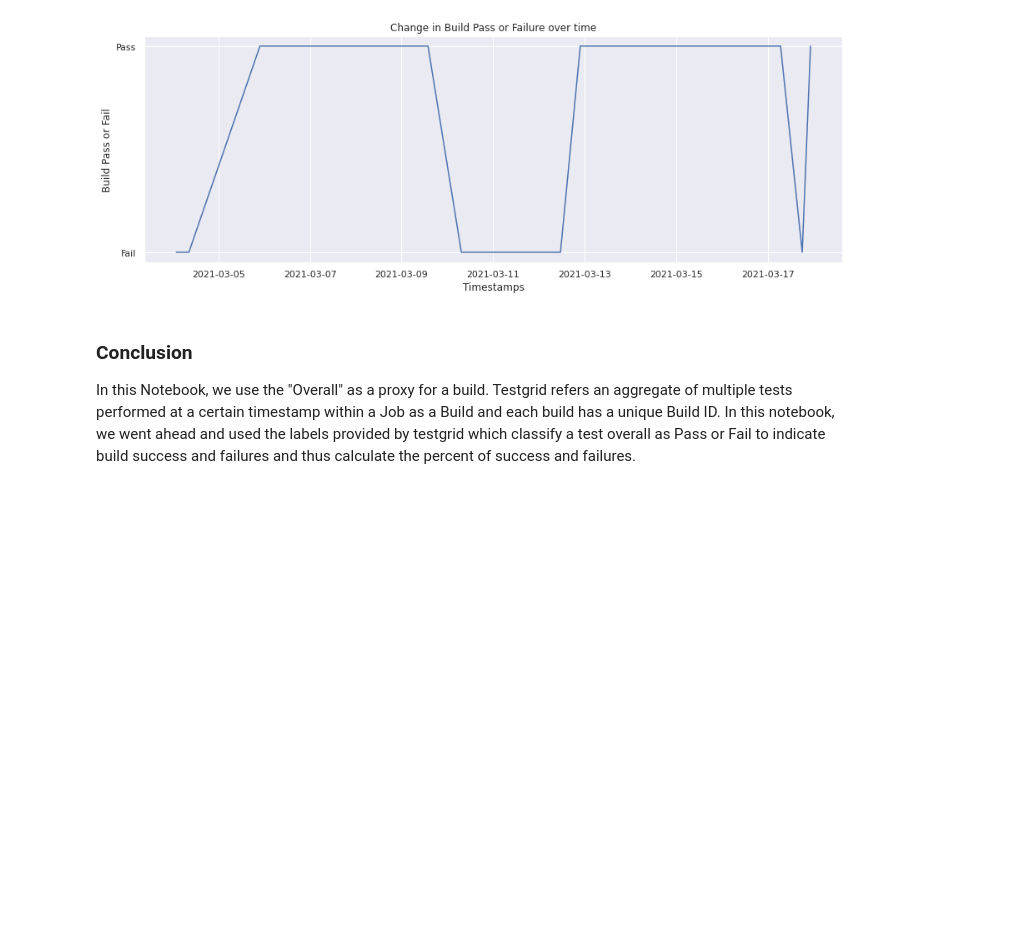
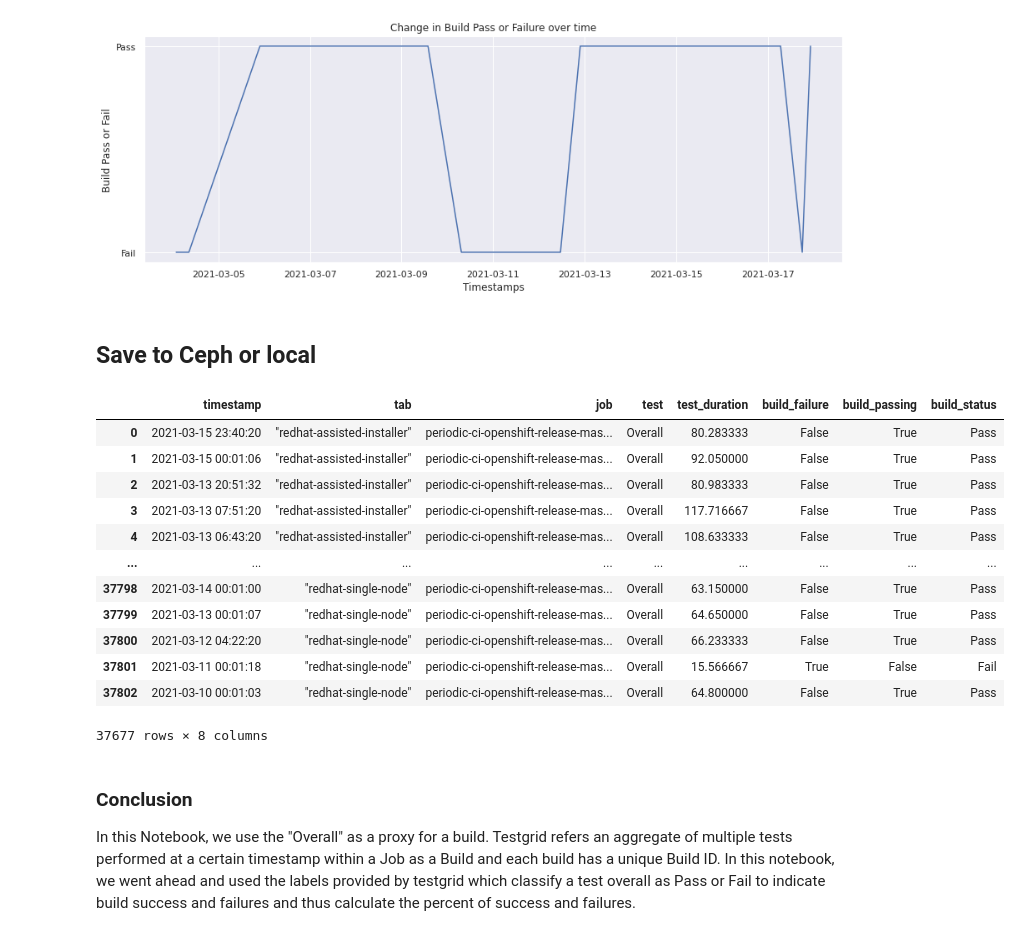
Before and after one commit to aicoe-aiops/ocp-ci-analysis, a Jupyter notebook: notebooks/data-sources/TestGrid/metrics/build_pass_failure.ipynb, the cells around one changed output. Cells and saved outputs as stored; diff of their text form; code cells hidden in the pictures; blank space fills up the shorter version.

Commit message:
Update build_pass_failure to match metric template (#211)

```diff
--- a/notebooks/data-sources/TestGrid/metrics/build_pass_failure.ipynb
+++ b/notebooks/data-sources/TestGrid/metrics/build_pass_failure.ipynb
@@ -29,0 +50,14 @@ with gzip.open("../../../../data/raw/testgrid_183.json.gz", "rb") as read_file:
+# %%
+# Load test file
+timestamp = datetime.datetime.now()
+
+if AUTOMATION:
+    cc = CephCommunication(s3_endpoint_url, s3_access_key, s3_secret_key, s3_bucket)
+    filename = f"testgrid_{timestamp.day}{timestamp.month}.json"
+    testgrid_data = cc.read_from_ceph(
+        s3_path, f"{s3_input_data_path}/{filename}.parquet"
+    )
+
+else:
+    with gzip.open(INPUT_DATA_PATH, "rb") as read_file:
+        testgrid_data = json.load(read_file)
@@ -229,6 +258,52 @@ plot_builds_tab_grid(
 )
 # %% [output]
 [figure]
+# %% [markdown]
+## Save to Ceph or local
+# %%
+timestamp = datetime.datetime.now()
+
+if AUTOMATION:
+    cc = CephCommunication(s3_endpoint_url, s3_access_key, s3_secret_key, s3_bucket)
+    cc.upload_to_ceph(
+        combined,
+        s3_path,
+        f"{METRIC_NAME}/{METRIC_NAME}-{timestamp.year}-{timestamp.month}-{timestamp.day}.parquet",
+    )
+else:
+    save_to_disk(
+        combined,
+        OUTPUT_DATA_PATH,
+        f"{METRIC_NAME}-{timestamp.year}-{timestamp.month}-{timestamp.day}.parquet",
+    )
+# %%
+## Sanity check to see if the dataset is the same
+if AUTOMATION:
+    sanity_check = cc.read_from_ceph(
+        s3_path,
+        f"{METRIC_NAME}/{METRIC_NAME}-{timestamp.year}-{timestamp.month}-{timestamp.day}.parquet",
+    )
+else:
+    sanity_check = read_from_disk(
+        OUTPUT_DATA_PATH,
+        f"{METRIC_NAME}-{timestamp.year}-{timestamp.month}-{timestamp.day}.parquet",
+    )
+
+sanity_check
+# %% [output]
+|  | timestamp | tab | job | test | test_duration | build_failure | build_passing | build_status |
+| 0 | 2021-03-15 23:40:20 | "redhat-assisted-installer" | periodic-ci-openshift-release-mas... | Overall | 80.283333 | False | True | Pass |
+| 1 | 2021-03-15 00:01:06 | "redhat-assisted-installer" | periodic-ci-openshift-release-mas... | Overall | 92.050000 | False | True | Pass |
+| 2 | 2021-03-13 20:51:32 | "redhat-assisted-installer" | periodic-ci-openshift-release-mas... | Overall | 80.983333 | False | True | Pass |
+| 3 | 2021-03-13 07:51:20 | "redhat-assisted-installer" | periodic-ci-openshift-release-mas... | Overall | 117.716667 | False | True | Pass |
+| 4 | 2021-03-13 06:43:20 | "redhat-assisted-installer" | periodic-ci-openshift-release-mas... | Overall | 108.633333 | False | True | Pass |
+| ... | ... | ... | ... | ... | ... | ... | ... | ... |
+| 37798 | 2021-03-14 00:01:00 | "redhat-single-node" | periodic-ci-openshift-release-mas... | Overall | 63.150000 | False | True | Pass |
+| 37799 | 2021-03-13 00:01:07 | "redhat-single-node" | periodic-ci-openshift-release-mas... | Overall | 64.650000 | False | True | Pass |
+| 37800 | 2021-03-12 04:22:20 | "redhat-single-node" | periodic-ci-openshift-release-mas... | Overall | 66.233333 | False | True | Pass |
+| 37801 | 2021-03-11 00:01:18 | "redhat-single-node" | periodic-ci-openshift-release-mas... | Overall | 15.566667 | True | False | Fail |
+| 37802 | 2021-03-10 00:01:03 | "redhat-single-node" | periodic-ci-openshift-release-mas... | Overall | 64.800000 | False | True | Pass |
+37677 rows × 8 columns
 # %% [markdown]
 ### Conclusion
 
```
Also changed, not shown: parts of 12 cells of this notebook.
